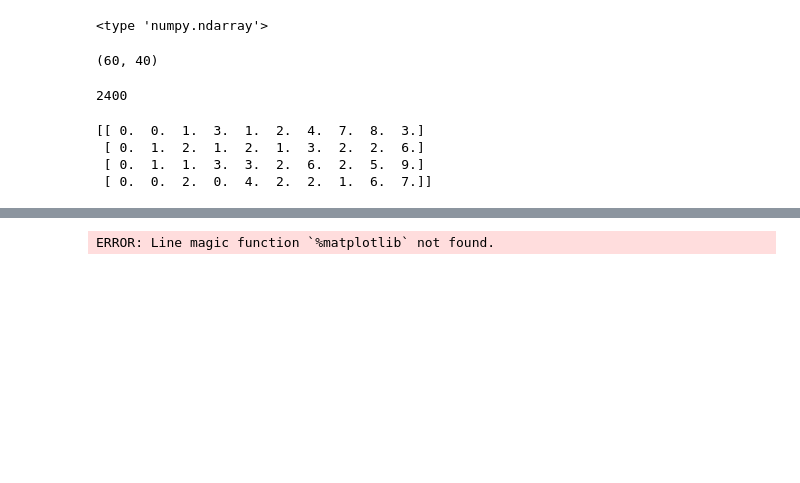
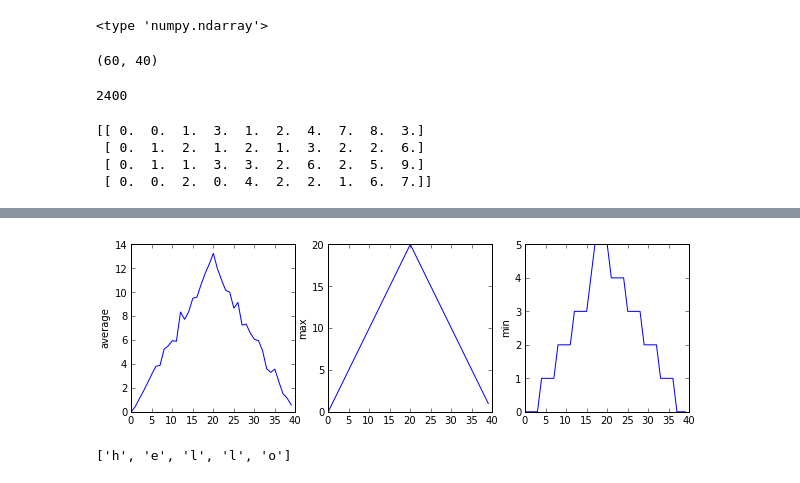
Before and after one commit to akashdhruv/Computational_Cauldron, a Jupyter notebook: Software_Carpentry/data/Untitled1.ipynb, the cells around one changed output, grey strips where cells are left out. Cells and saved outputs as stored; diff of their text form; code cells hidden in the pictures; blank space fills up the shorter version.

```diff
--- a/Software_Carpentry/data/Untitled1.ipynb
+++ b/Software_Carpentry/data/Untitled1.ipynb
@@ -70,8 +67,25 @@ import matplotlib.pyplot as plt
-# %%
-%matplotlib inline
-
-plt.figure()
-image = plt.imshow(data)
-plt.show()
-# %% [output]
-ERROR: Line magic function `%matplotlib` not found.
+# %%
+fig = plt.figure(figsize=(10.0,3.0))
+
+axes1 = fig.add_subplot(1, 3, 1)
+axes2 = fig.add_subplot(1, 3, 2)
+axes3 = fig.add_subplot(1, 3, 3)
+
+axes1.set_ylabel("average")
+axes1.plot(data.mean(axis=0))
+
+axes2.set_ylabel("max")
+axes2.plot(data.max(axis=0))
+
+axes3.set_ylabel("min")
+axes3.plot(data.min(axis=0))
+
+plt.show()
+# %% [output]
+[figure, added]
+# %%
+my_string = "hello"
+my_list = []
+["h","e","l","l","o"]
+# %% [output]
+['h', 'e', 'l', 'l', 'o']
```
Also changed, not shown: parts of 3 cells of this notebook.
